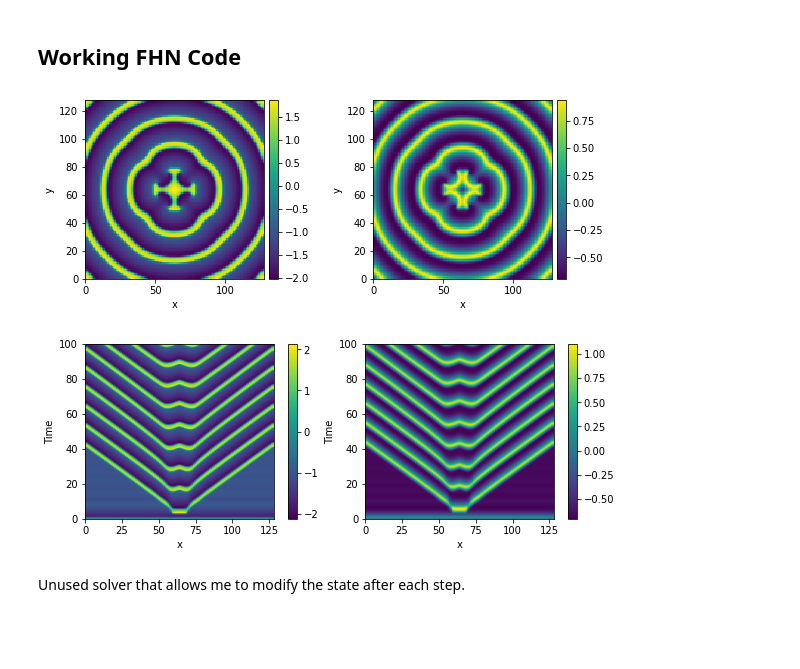
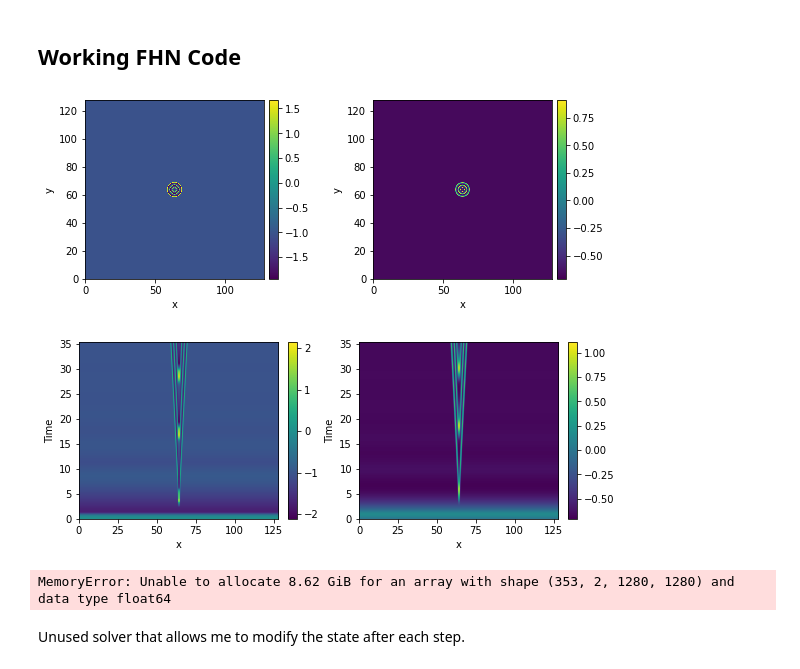
Before and after one commit to Budmeister/WSN-Localization, a Jupyter notebook: fn.ipynb, the cells around one changed output. Cells and saved outputs as stored; diff of their text form; code cells hidden in the pictures; blank space fills up the shorter version.

Commit message:
Tried some new parameters

```diff
--- a/fn.ipynb
+++ b/fn.ipynb
@@ -145,8 +145,12 @@ run_FN1()
 ## Working FHN Code
 # %%
 class FHN(PDEBase):
-    def __init__(self, N, T, dt, D, a, b, c, I0, stim, bc="auto_periodic_neumann"):
+    def __init__(
+        self, N, n, T, dt, D, a, b, c, I0, stim,
+        bc="auto_periodic_neumann", w_h=1, w_l=1
+    ):
         self.N = N
+        self.n = n
         self.T = T
         self.dt = dt
         self.D = D
@@ -155,12 +159,14 @@ class FHN(PDEBase):
         self.c = c
         self.I = I0
         self.bc = bc
-        self.I = np.zeros((T,N,N))
+        self.I = np.zeros((T,n,n))
         for st in stim:
             t_on, t_off = st[0]
             x0, x1 = st[1]
             y0, y1 = st[2]
             self.I[t_on:t_off, x0:x1, y0:y1] = I0
+        self.w_h = w_h
+        self.w_l = w_l
 
     # def make_modify_after_step(self, state: FieldBase):
     #     def modify_after_step(state_data: np.ndarray, t=None) -> float:
@@ -173,7 +179,7 @@ class FHN(PDEBase):
         v, w = state
 
         dv = (v - v ** 3 / 3 - w + self.I[int(t / self.dt), :, :]) / self.c + self.D * v.laplace(bc=self.bc)
-        dw = self.c * (v - self.a*w + self.b)
+        dw = self.c * (v - self.a*w + self.b) * ((self.w_h - self.w_l) / (1 + np.exp(-4 * v)) + self.w_l)
         return FieldCollection([dv, dw])
 # %%
 def run_FN2():
@@ -184,52 +190,65 @@ def run_FN2():
     s = 0.02 # 0.02 # 0.10
 
     N = 128
-    D = 1.0
+    n = int(N / dx)
+    D = 0.01
     a = 0.5
     b = 0.7
     c = 0.3
     I = 1.0 # 1.0 # 0.5 # 1.0
-    stim = [ [[25, 40], [N // 2 - 5, N // 2 + 5], [N // 2 - 5, N // 2 + 5]] ]
+    w_h = 1
+    w_l = 1
+    stim = [ [[25, 40], [n // 2 - 5, n // 2 + 5], [n // 2 - 5, n // 2 + 5]] ]
 
+    other_params = {
+        "dx": dx
+    }
     params = {
         "N": N,
+        "n": n,
         "T": T,
         "dt": dt,
         "D": D,
         "a": a,
         "b": b,
         "c": c,
         "I0": I,
         # stim protocol, array of elements [[t0,t1], [x0,x1], [y0,y1]]
-        "stim": stim
+        "stim": stim,
+
+        "w_h": w_h,
+        "w_l": w_l
     }
     eq = FHN(**params)
 
     def get_initial_state():
-        grid = UnitGrid((N, N))
-        data_v = np.zeros((N, N))
-        data_w = np.zeros((N, N))
+        # grid = UnitGrid((N, N))
+        shape = (n, n)
+        grid = CartesianGrid([(0, N), (0, N)], shape)
+        data_v = np.zeros(shape)
+        data_w = np.zeros(shape)
         # data_v[N // 2, N // 2] = I
         v0 = ScalarField(grid, data_v)
         w0 = ScalarField(grid, data_w)
         return grid, FieldCollection((v0, w0))
 
     grid, vw0 = get_initial_state()
     memory_storage = MemoryStorage()
     result = eq.solve(vw0, t_range=T * dt, dt=dt, tracker=[memory_storage.tracker(dt)])#, method=ExplicitTModSolver, adaptive=False)
 
     # Plotting
     result.plot()
     plot_kymographs(memory_storage)
     data = memory_storage.data
     data = np.array(data)
     vs = data[:, 0, :]
     ws = data[:, 1, :]
-    return grid, params, memory_storage, data, vs, ws
+    return grid, {**params, **other_params}, memory_storage, data, vs, ws
 grid, params, memory_storage, data, vs, ws = run_FN2()
 # %% [output]
-[figure, old version]
+[figure, new version]
-[figure, old version]
+[figure, new version]
+MemoryError: Unable to allocate 8.62 GiB for an array with shape (353, 2, 1280, 1280) and data type float64
 # %% [markdown]
 Unused solver that allows me to modify the state after each step.
 # %%
```
Also changed, not shown: parts of 2 cells of this notebook, 3 other files.
